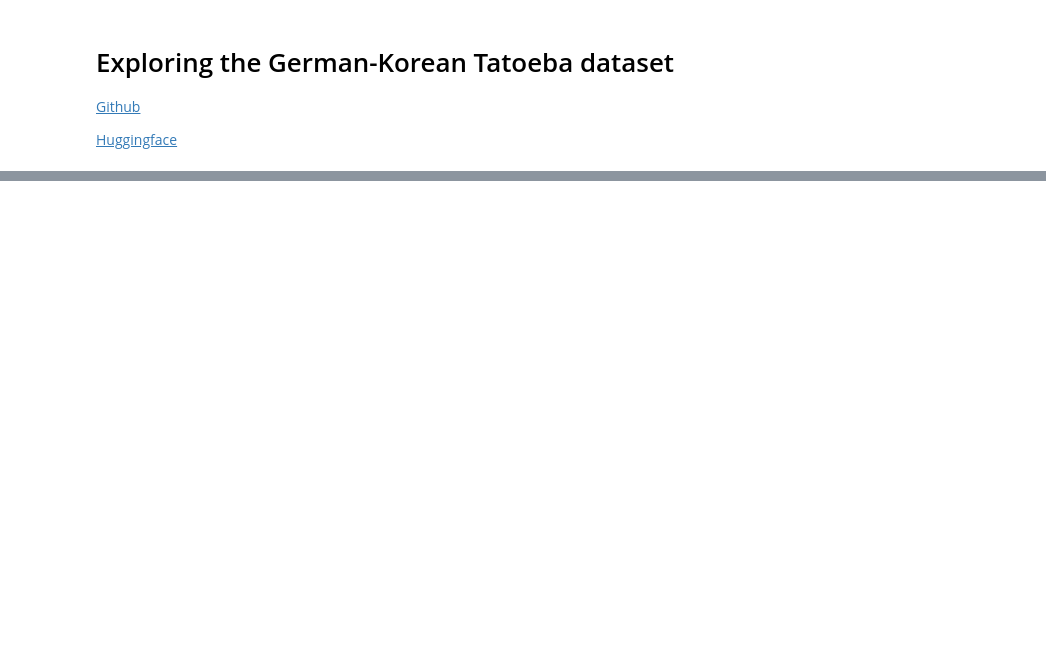
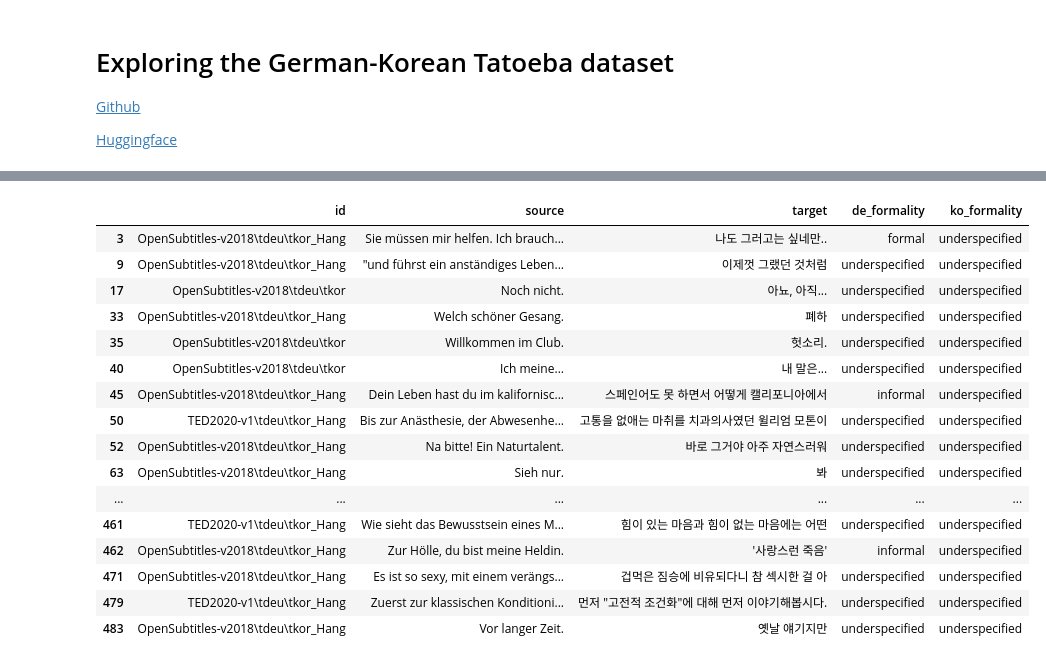
Before and after one commit to lsickert/rude-nmt, a Jupyter notebook: tatoeba.ipynb, the cells around one changed output, grey strips where cells are left out. Saved outputs shown, nothing was run; the diff lists cells and outputs as text; code cells hidden in the pictures; blank space fills up the shorter version.

Commit message:
some additional edits to korean labeling

```diff
--- a/tatoeba.ipynb
+++ b/tatoeba.ipynb
@@ -10,2 +11,2 @@ import re
 # %%
-subtitle_data = preprocess.get_subtitle_dataset(force_renew=True)
+subtitle_data = preprocess.get_subtitle_dataset()
@@ -38,4 +16,4 @@ Dataset({
 # %%
-subtitle_data = subtitle_data.map(label_german.annotate_formality)
-subtitle_data = subtitle_data.map(label_korean.annotate_formality)
+subtitle_data = subtitle_data.map(label_german.annotate_formality, load_from_cache_file=True, num_proc=4)
+subtitle_data = subtitle_data.map(label_korean.annotate_formality, load_from_cache_file=False, num_proc=4)
 # %% [output]
@@ -48,5 +28,7 @@ one_word_trg = analysis.get_one_word_sentences(subtitle_data)
 print(one_word_trg)
 # %%
 dat = subtitle_data.to_pandas()
+# %%
+pd.set_option('display.max_rows', 500)
 # %%
 dat["de_formality"].value_counts()
@@ -52,0 +56,22 @@ dat["de_formality"].value_counts()
+# %%
+amb_dat = dat[dat["ko_formality"].str.match("underspecified")]
+# %%
+amb_dat.head(100)
+# %% [output]
+|  | id | source | target | de_formality | ko_formality |
+| 3 | OpenSubtitles-v2018\tdeu\tkor_Hang | Sie müssen mir helfen. Ich brauch... | 나도 그러고는 싶네만.. | formal | underspecified |
+| 9 | OpenSubtitles-v2018\tdeu\tkor_Hang | "und führst ein anständiges Leben... | 이제껏 그랬던 것처럼 | underspecified | underspecified |
+| 17 | OpenSubtitles-v2018\tdeu\tkor | Noch nicht. | 아뇨, 아직... | underspecified | underspecified |
+| 33 | OpenSubtitles-v2018\tdeu\tkor_Hang | Welch schöner Gesang. | 폐하 | underspecified | underspecified |
+| 35 | OpenSubtitles-v2018\tdeu\tkor | Willkommen im Club. | 헛소리. | underspecified | underspecified |
+| 40 | OpenSubtitles-v2018\tdeu\tkor | Ich meine... | 내 말은... | underspecified | underspecified |
+| 45 | OpenSubtitles-v2018\tdeu\tkor_Hang | Dein Leben hast du im kalifornisc... | 스페인어도 못 하면서 어떻게 캘리포니아에서 | informal | underspecified |
+| 50 | TED2020-v1\tdeu\tkor_Hang | Bis zur Anästhesie, der Abwesenhe... | 고통을 없애는 마취를 치과의사였던 윌리엄 모톤이 | underspecified | underspecified |
+| 52 | OpenSubtitles-v2018\tdeu\tkor_Hang | Na bitte! Ein Naturtalent. | 바로 그거야 아주 자연스러워 | underspecified | underspecified |
+| 63 | OpenSubtitles-v2018\tdeu\tkor_Hang | Sieh nur. | 봐 | underspecified | underspecified |
+| ... | ... | ... | ... | ... | ... |
+| 461 | TED2020-v1\tdeu\tkor_Hang | Wie sieht das Bewusstsein eines M... | 힘이 있는 마음과 힘이 없는 마음에는 어떤 | underspecified | underspecified |
+| 462 | OpenSubtitles-v2018\tdeu\tkor_Hang | Zur Hölle, du bist meine Heldin. | '사랑스런 죽음' | informal | underspecified |
+| 471 | OpenSubtitles-v2018\tdeu\tkor_Hang | Es ist so sexy, mit einem verängs... | 겁먹은 짐승에 비유되다니 참 섹시한 걸 아 | underspecified | underspecified |
+| 479 | TED2020-v1\tdeu\tkor_Hang | Zuerst zur klassischen Konditioni... | 먼저 "고전적 조건화"에 대해 먼저 이야기해봅시다. | underspecified | underspecified |
+| 483 | OpenSubtitles-v2018\tdeu\tkor_Hang | Vor langer Zeit. | 옛날 얘기지만 | underspecified | underspecified |
```
Also changed, not shown: parts of 8 cells of this notebook, 4 other files.
